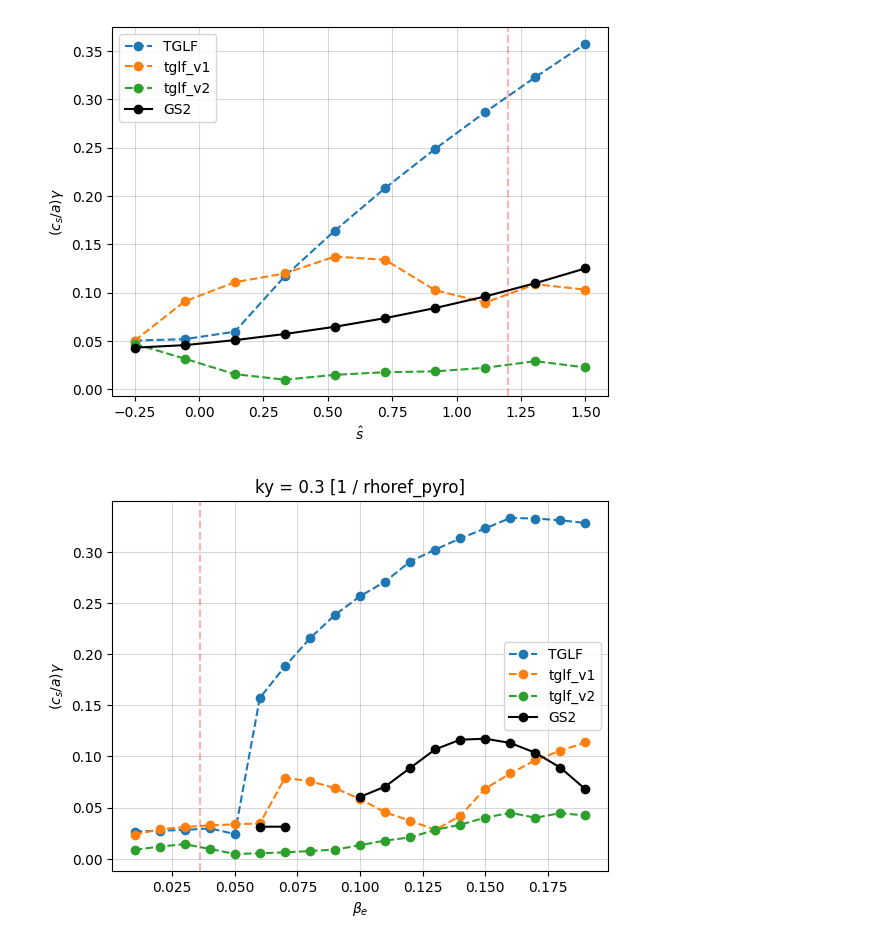
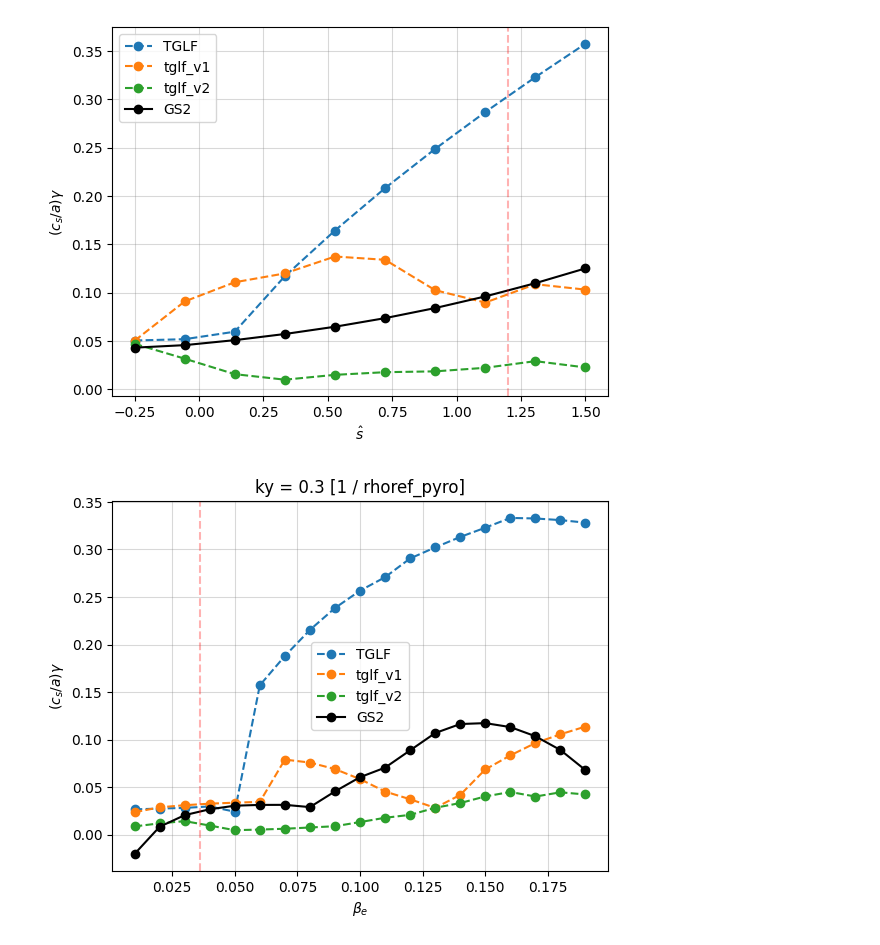
Before and after one commit to FelixWattsYork/EPS_2026_Analysis, a Jupyter notebook: Python_Scripts/Linear_Plotting.ipynb, the cells around one changed output. Cells and saved outputs as stored; diff of their text form; code cells hidden in the pictures.

```diff
--- a/Python_Scripts/Linear_Plotting.ipynb
+++ b/Python_Scripts/Linear_Plotting.ipynb
@@ -238,35 +220,35 @@ from matplotlib import pyplot as plt
 # Plot shat scan
 project = "scan_beta"
 case = "R3"
 ky = 0.3
 reference_q = 0.036
 
 
 for tglf in tglf_versions:
     tglf_project_dict[project][case][tglf].gk_output["growth_rate"].sel(ky =ky,method = "nearest").sel(mode =0).plot(label = tglf,marker = "o",linestyle = "--")
 
 gs2_growth_rate = project_dict[project][case].gk_output["growth_rate"].sel(ky =ky,method = "nearest")
 gs2_growth_rate_tolerance = project_dict[project][case].gk_output["growth_rate_tolerance"].sel(ky =ky,method = "nearest")
-gs2_growth_rate = gs2_growth_rate.where(gs2_growth_rate_tolerance<0.1)
+#gs2_growth_rate = gs2_growth_rate.where(gs2_growth_rate_tolerance<0.1)
 gs2_growth_rate.plot(label = "GS2", color = "black",marker = "o")
 ky_actual = float(
     project_dict[project][case].gk_output["growth_rate"]
     .sel(ky=ky, method="nearest")
     .ky
 )
 
 plt.axvline(x=reference_q, color='red',alpha=0.3,linestyle = "--")
 
 #plt.title("")
 plt.xlabel(r"$\beta_e$")
 plt.ylabel(r"$(c_s/a) \gamma$")
 plt.grid(alpha=0.3, color='grey')
 plt.legend()
 path = f"../Plots/{project}/{case}"
 os.makedirs(path, exist_ok=True)
 plt.savefig(f"{path}/Growth Rate vs beta — {case}, ky={ky_actual:.3f}.png", dpi=300)
 # %% [output]
-[figure, old version]
+[figure, new version]
 # %%
 from matplotlib import pyplot as plt
 # Plot shat scan
```
Also changed, not shown: parts of 8 cells of this notebook, 1 other file.
